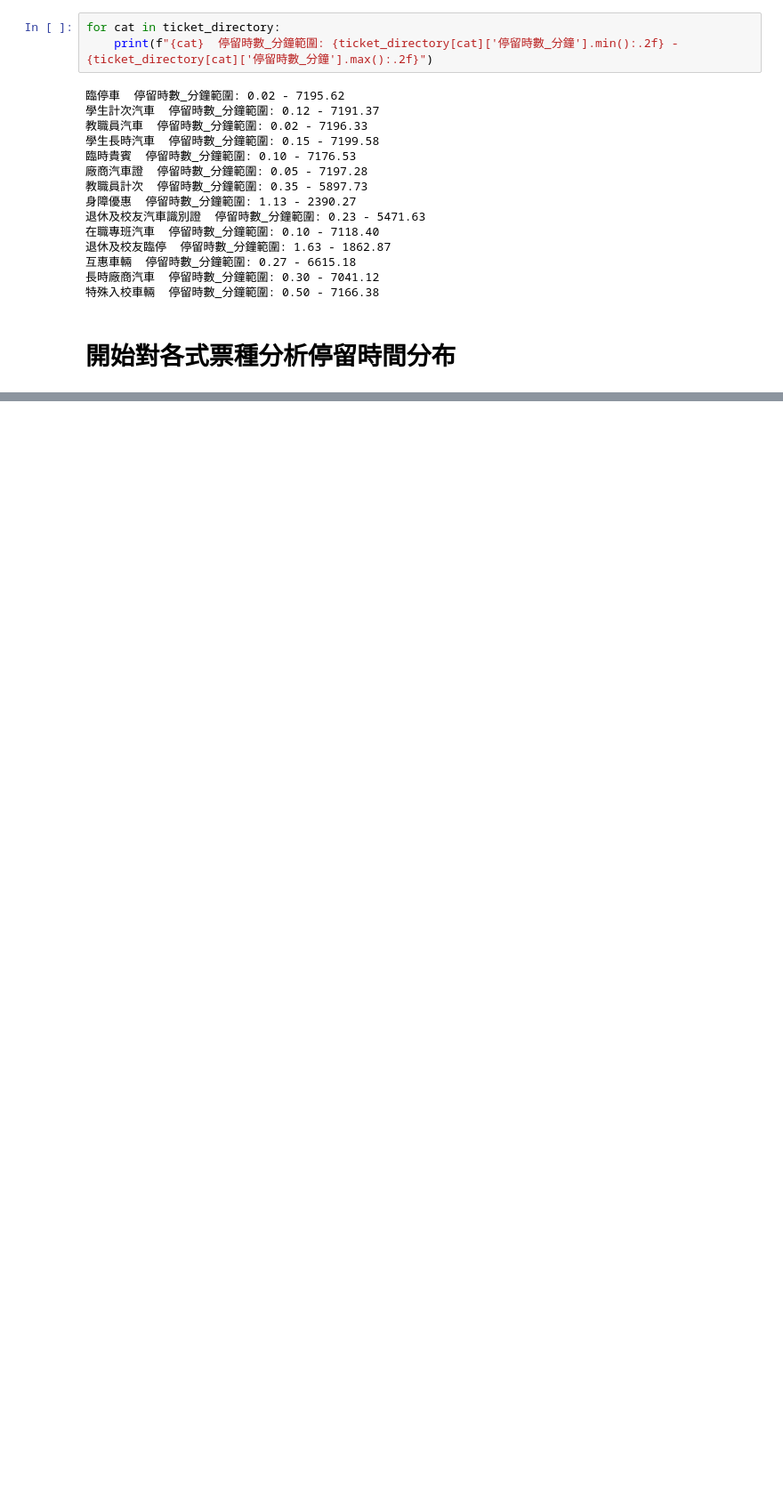
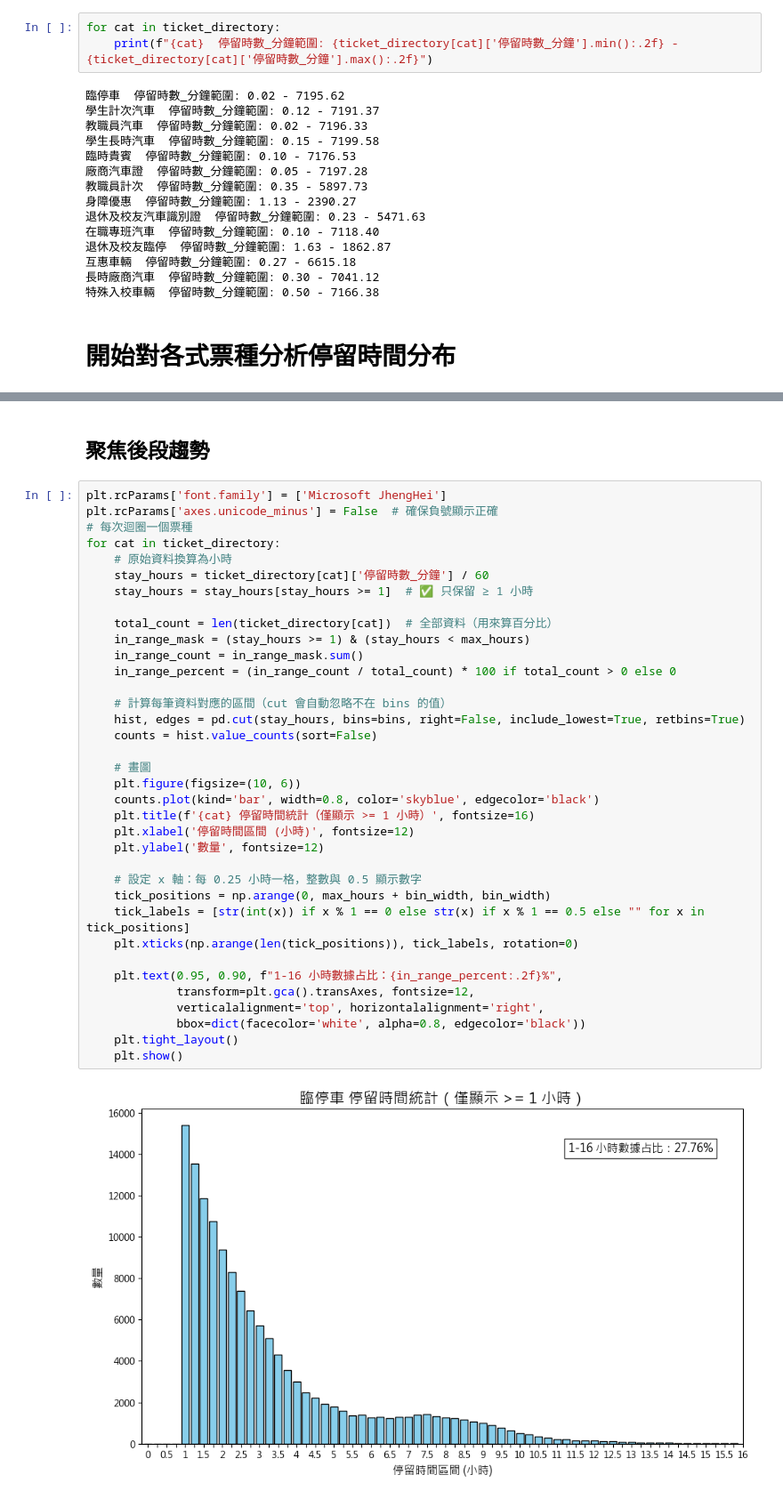
Before and after one commit to CodeToCody/Parking_ana, a Jupyter notebook: Chapter4資料探勘與趨勢分析/Ticket_stay_Time.ipynb, the cells around one changed output, grey strips where cells are left out. Shown at 89% size. Drawn from its saved outputs; the diff is of its cells as text; blank space fills up the shorter version.

```diff
--- a/Chapter4資料探勘與趨勢分析/Ticket_stay_Time.ipynb
+++ b/Chapter4資料探勘與趨勢分析/Ticket_stay_Time.ipynb
@@ -154 +158,41 @@ Bins 數量: 64
 ... (3 outputs left out)
+# %% [markdown]
+## 聚焦後段趨勢
+# %%
+plt.rcParams['font.family'] = ['Microsoft JhengHei']
+plt.rcParams['axes.unicode_minus'] = False  # 確保負號顯示正確
+# 每次迴圈一個票種
+for cat in ticket_directory:
+    # 原始資料換算為小時
+    stay_hours = ticket_directory[cat]['停留時數_分鐘'] / 60
+    stay_hours = stay_hours[stay_hours >= 1]  # ✅ 只保留 ≥ 1 小時
+
+    total_count = len(ticket_directory[cat])  # 全部資料（用來算百分比）
+    in_range_mask = (stay_hours >= 1) & (stay_hours < max_hours)
+    in_range_count = in_range_mask.sum()
+    in_range_percent = (in_range_count / total_count) * 100 if total_count > 0 else 0
+
+    # 計算每筆資料對應的區間（cut 會自動忽略不在 bins 的值）
+    hist, edges = pd.cut(stay_hours, bins=bins, right=False, include_lowest=True, retbins=True)
+    counts = hist.value_counts(sort=False)
+
+    # 畫圖
+    plt.figure(figsize=(10, 6))
+    counts.plot(kind='bar', width=0.8, color='skyblue', edgecolor='black')
+    plt.title(f'{cat} 停留時間統計（僅顯示 >= 1 小時）', fontsize=16)
+    plt.xlabel('停留時間區間 (小時)', fontsize=12)
+    plt.ylabel('數量', fontsize=12)
+
+    # 設定 x 軸：每 0.25 小時一格，整數與 0.5 顯示數字
+    tick_positions = np.arange(0, max_hours + bin_width, bin_width)
+    tick_labels = [str(int(x)) if x % 1 == 0 else str(x) if x % 1 == 0.5 else "" for x in tick_positions]
+    plt.xticks(np.arange(len(tick_positions)), tick_labels, rotation=0)
+
+    plt.text(0.95, 0.90, f"1-16 小時數據占比：{in_range_percent:.2f}%",
+             transform=plt.gca().transAxes, fontsize=12,
+             verticalalignment='top', horizontalalignment='right',
+             bbox=dict(facecolor='white', alpha=0.8, edgecolor='black'))
+    plt.tight_layout()
+    plt.show()
+# %% [output]
+[figure, added]
```
Also changed, not shown: parts of 3 cells of this notebook, 13 other files.
